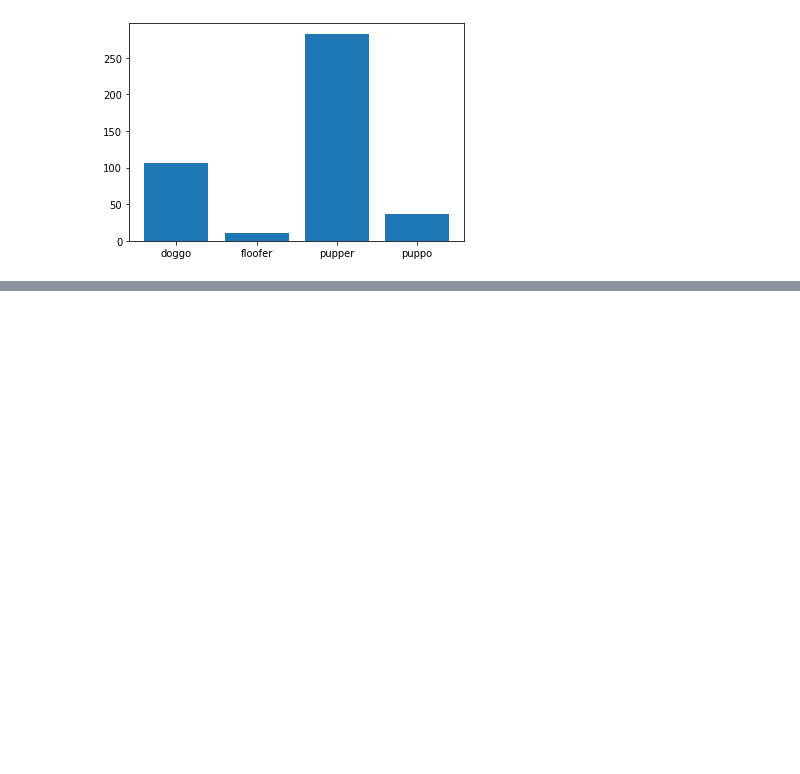
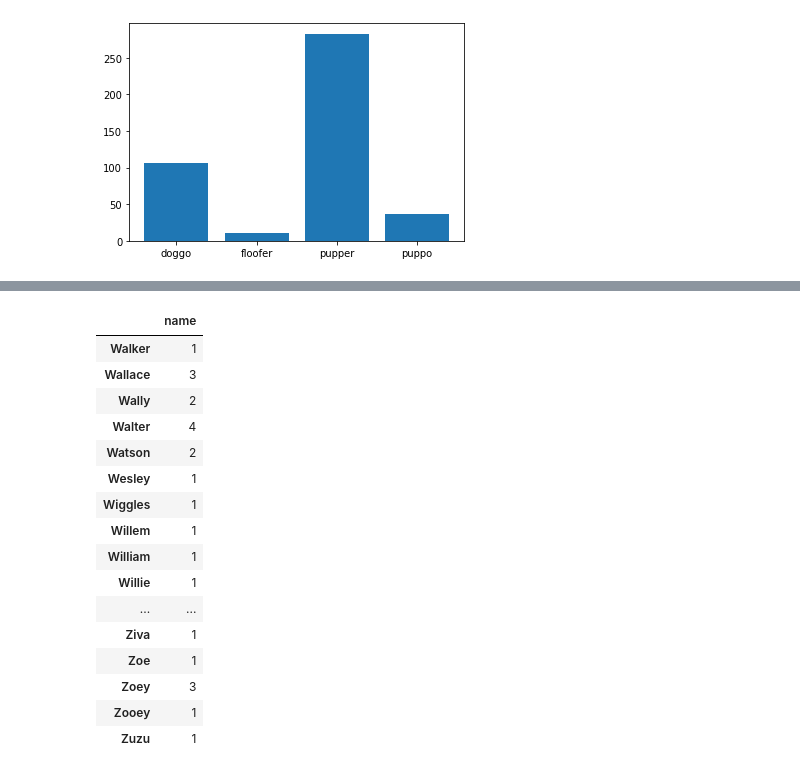
Before and after one commit to alf808/doggie-tweets, a Jupyter notebook: wrangle_act.ipynb, the cells around one changed output, grey strips where cells are left out. Cells and saved outputs as stored; diff of their text form; code cells hidden in the pictures; blank space fills up the shorter version.

```diff
--- a/wrangle_act.ipynb
+++ b/wrangle_act.ipynb
@@ -382,0 +414,28 @@ Name: dog_stage, dtype: int64
+# %%
+twitarch_work['name'].replace(to_replace=r'^[a-z]+', value='None', regex=True, inplace=True)
+#twitarch_work['name'].replace({'a': 'None'}, inplace=True)
+# %%
+xtm2 = twitarch_work['name'].value_counts()
+# %%
+xtm2_df = xtm2.to_frame()
+# %%
+xtm2_df.sort_index(axis=0, inplace=True)
+xtm2_df.tail(30)
+# %% [output]
+|  | name |
+| Walker | 1 |
+| Wallace | 3 |
+| Wally | 2 |
+| Walter | 4 |
+| Watson | 2 |
+| Wesley | 1 |
+| Wiggles | 1 |
+| Willem | 1 |
+| William | 1 |
+| Willie | 1 |
+| ... | ... |
+| Ziva | 1 |
+| Zoe | 1 |
+| Zoey | 3 |
+| Zooey | 1 |
+| Zuzu | 1 |
```
Also changed, not shown: parts of 21 cells of this notebook, 2 other files.
